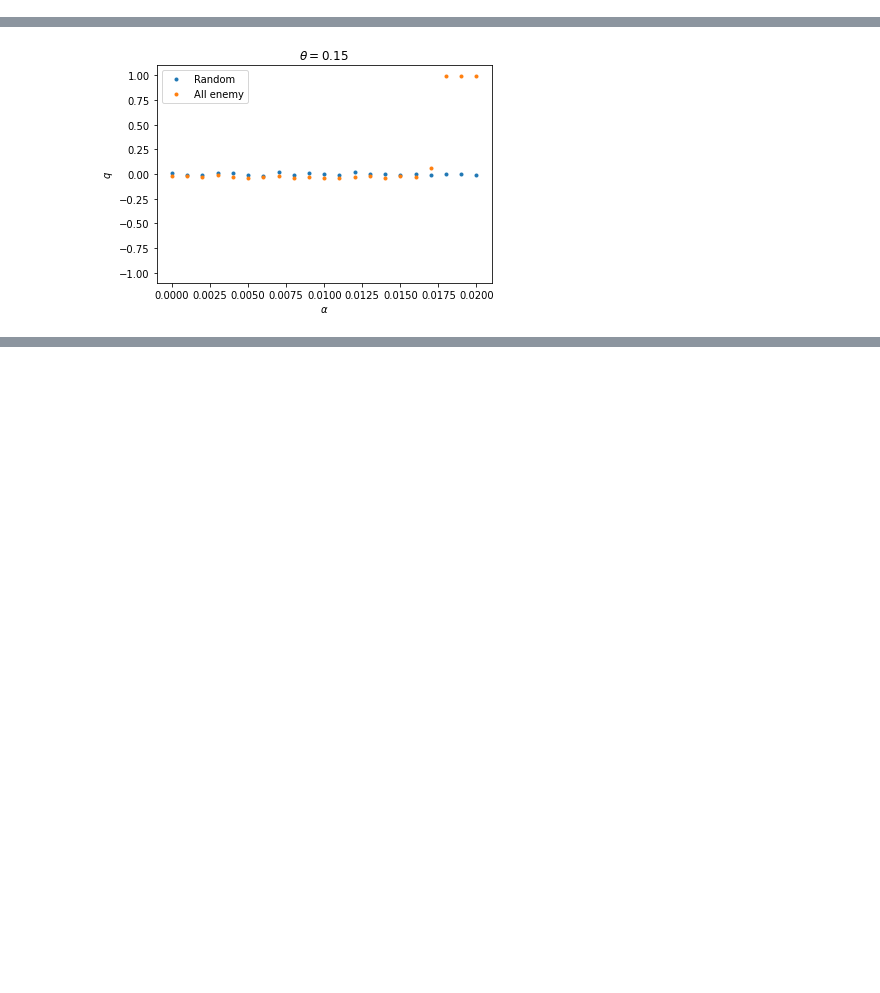
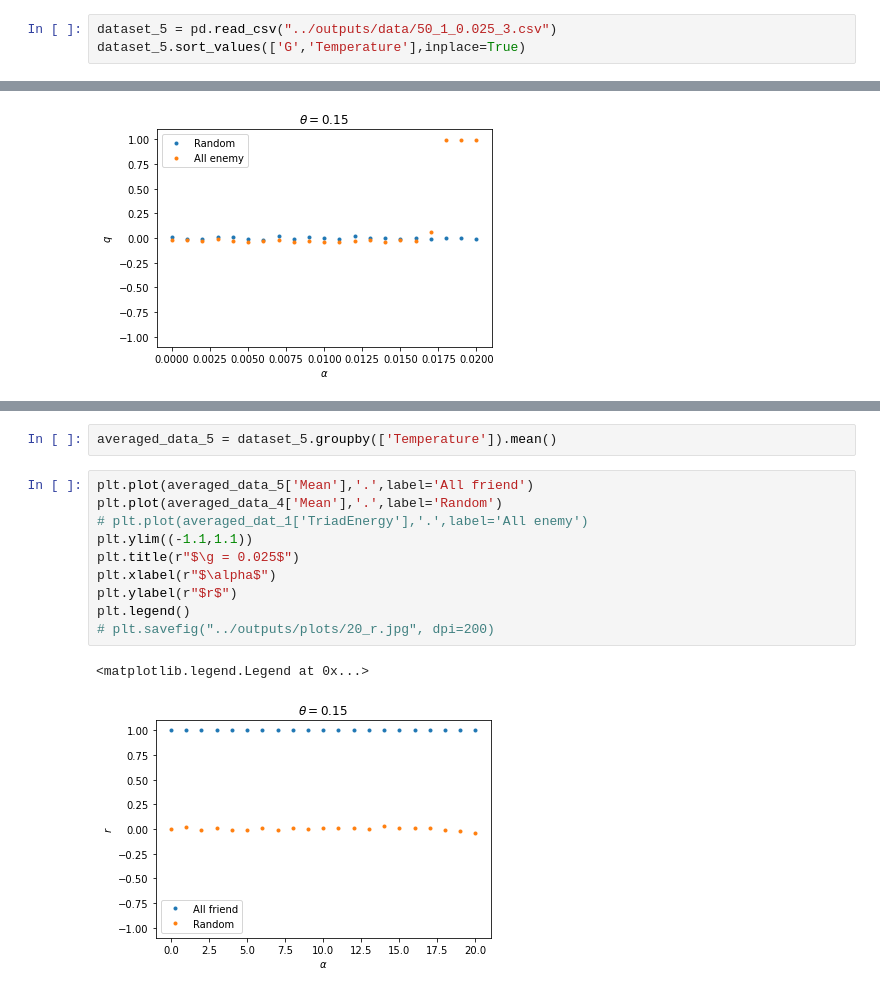
Before and after one commit to hoseinhakimi/hybrid-balance, a Jupyter notebook: python_src/Hybrid_Dynamics_Size_20.ipynb, the cells around one changed output, grey strips where cells are left out. Saved outputs shown, nothing was run; the diff lists cells and outputs as text; blank space fills up the shorter version.

```diff
--- a/python_src/Hybrid_Dynamics_Size_20.ipynb
+++ b/python_src/Hybrid_Dynamics_Size_20.ipynb
@@ -14,3 +19,6 @@ dataset_3.sort_values(['Alpha','Theta'],inplace=True)
+# %%
+dataset_5 = pd.read_csv("../outputs/data/50_1_0.025_3.csv")
+dataset_5.sort_values(['G','Temperature'],inplace=True)
 # %%
 averaged_data_1 = dataset_1.groupby(['Alpha']).mean()
 averaged_data_3 = dataset_3.groupby(['Alpha']).mean()
@@ -82,0 +116,15 @@ plt.savefig("../outputs/plots/20_q.jpg", dpi=200)
+# %%
+averaged_data_5 = dataset_5.groupby(['Temperature']).mean()
+# %%
+plt.plot(averaged_data_5['Mean'],'.',label='All friend')
+plt.plot(averaged_data_4['Mean'],'.',label='Random')
+# plt.plot(averaged_dat_1['TriadEnergy'],'.',label='All enemy')
+plt.ylim((-1.1,1.1))
+plt.title(r"$\g = 0.025$")
+plt.xlabel(r"$\alpha$")
+plt.ylabel(r"$r$")
+plt.legend()
+# plt.savefig("../outputs/plots/20_r.jpg", dpi=200)
+# %% [output]
+<matplotlib.legend.Legend at 0x...>
+[figure, added]
```
Also changed, not shown: parts of 5 cells of this notebook, 5 other files.
